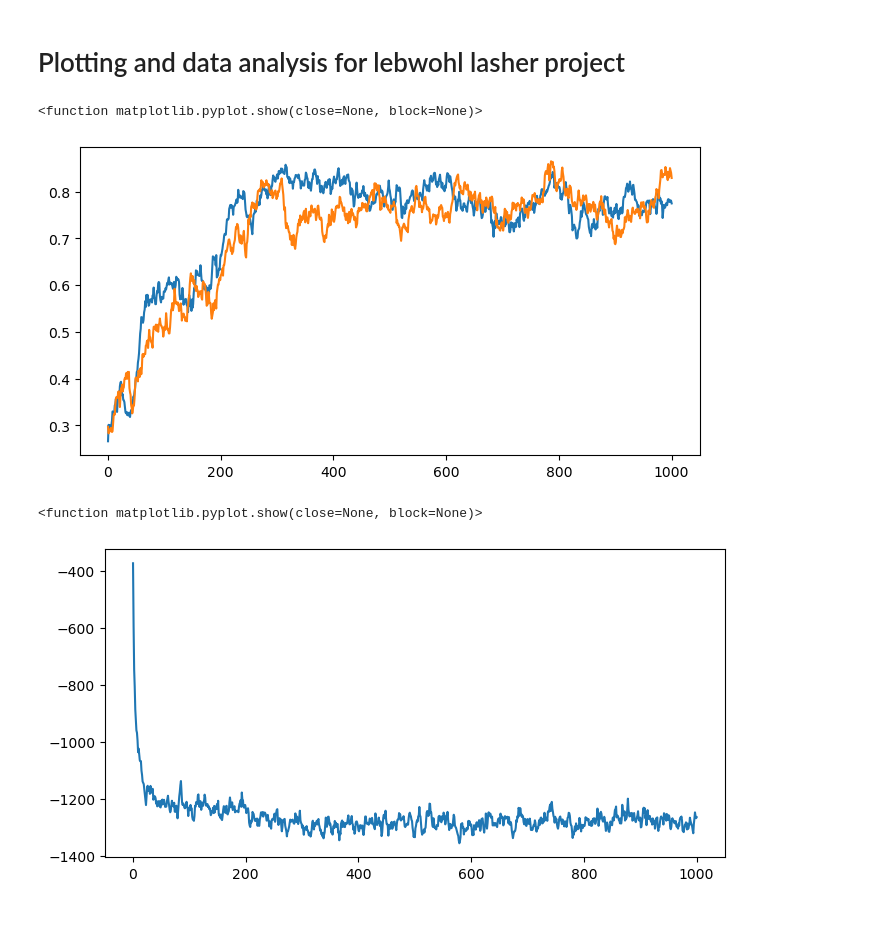
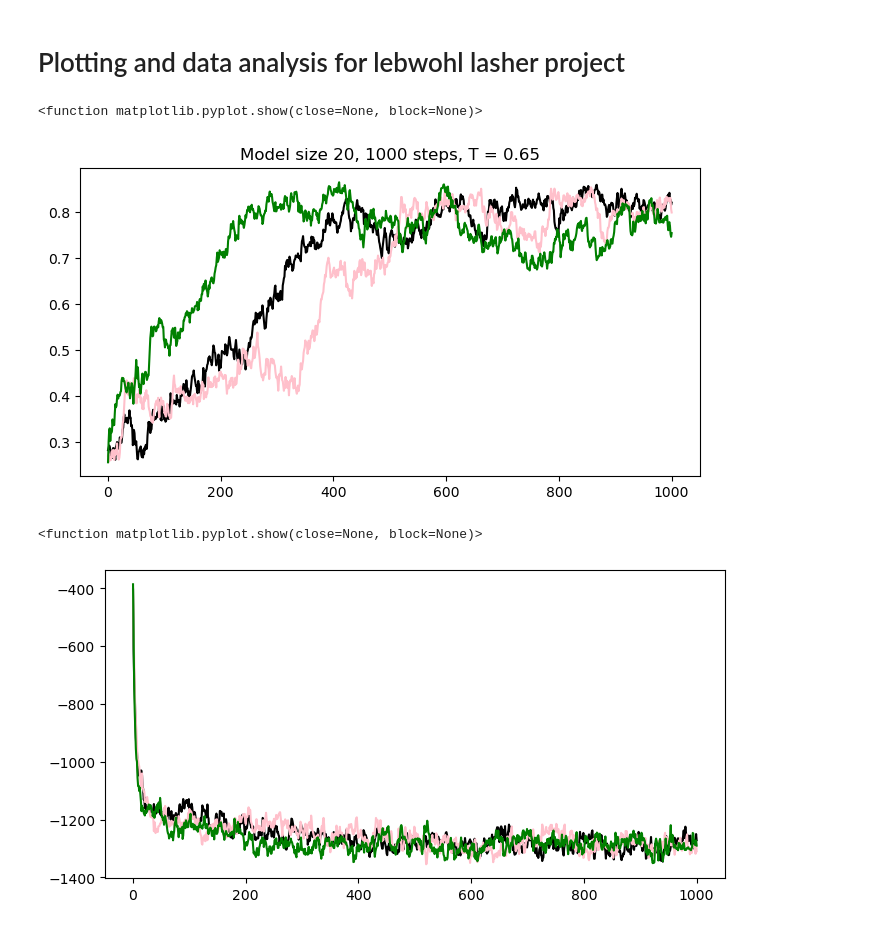
Before and after one commit to hamruu/LiquidCrystalSpeedup, a Jupyter notebook: leblash_analysis.ipynb, the cells around one changed output. Cells and saved outputs as stored; diff of their text form; code cells hidden in the pictures.

```diff
--- a/leblash_analysis.ipynb
+++ b/leblash_analysis.ipynb
@@ -3,29 +3,38 @@
 # %%
 import pandas as pd
 import matplotlib.pyplot as plt
+import numpy as np
 
 
-filename1 = "numba_accel/different_distrib.txt"
-filename2 = "outputs/1000_20_0.5.txt"
+serialfile = "outputs/serial_1000_20_0.65.txt"
+numbafile = "outputs/numba_1000_20_0.65.txt"
+cythonfile = "outputs/cython_1000_20_0.65.txt"
 
-ll_df = pd.read_csv(filename2, comment ="#", delim_whitespace=True,
+serial_df = pd.read_csv(serialfile, comment ="#", delim_whitespace=True,
                     names = ["Step", "Ratio", "Energy", "Order"])
 
-ll_a_df = pd.read_csv(filename1, comment ="#", delim_whitespace=True,
+numba_df = pd.read_csv(numbafile, comment ="#", delim_whitespace=True,
+                    names = ["Step", "Ratio", "Energy", "Order"])
+
+cython_df = pd.read_csv(cythonfile, comment ="#", delim_whitespace=True,
                     names = ["Step", "Ratio", "Energy", "Order"])
 
 
 plt.figure(figsize = (8,4))
-plt.plot(ll_df["Step"], ll_df["Order"])
-plt.plot(ll_a_df["Step"], ll_a_df["Order"])
+plt.plot(serial_df["Step"], serial_df["Order"], color = 'black')
+plt.plot(numba_df["Step"], numba_df["Order"], color = 'pink')
+plt.plot(cython_df["Step"], cython_df["Order"], color = 'green')
+plt.title("Model size 20, 1000 steps, T = 0.65")
 plt.show
 # %% [output]
 <function matplotlib.pyplot.show(close=None, block=None)>
-[figure, old version]
+[figure, new version]
 # %%
 plt.figure(figsize = (8,4))
-plt.plot(ll_df["Step"], ll_df["Energy"])
+plt.plot(serial_df["Step"], serial_df["Energy"], color = 'black')
+plt.plot(numba_df["Step"], numba_df["Energy"], color = 'pink')
+plt.plot(cython_df["Step"], cython_df["Energy"], color = 'green')
 plt.show
 # %% [output]
 <function matplotlib.pyplot.show(close=None, block=None)>
-[figure, old version]
+[figure, new version]
```
Also changed, not shown: parts of 1 cell of this notebook, 7 other files.
